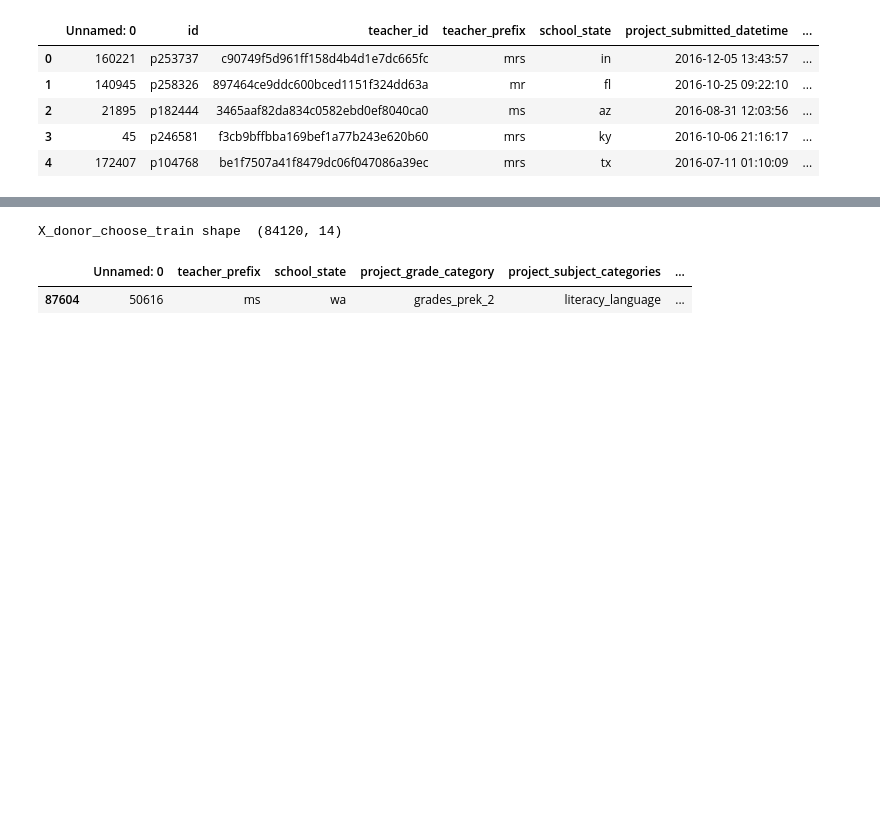
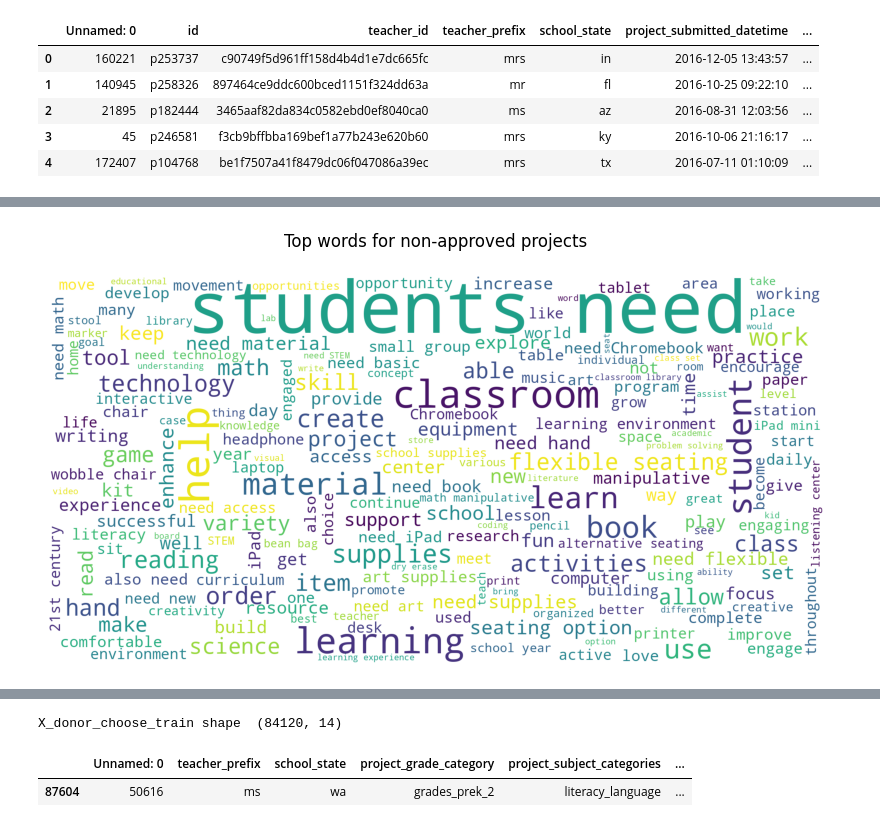
Before and after one commit to arutraj/ML_Basics, a Jupyter notebook: Rajavel_Sethupathi_DonorsChoose.ipynb, the cells around one changed output, grey strips where cells are left out. Drawn from its saved outputs; the diff is of its cells as text; code cells hidden in the pictures; blank space fills up the shorter version.

```diff
--- a/Rajavel_Sethupathi_DonorsChoose.ipynb
+++ b/Rajavel_Sethupathi_DonorsChoose.ipynb
@@ -516,0 +522,11 @@ plt.show()
+# %%
+word_cloud_for_project_resource_summary = ' '.join(train_data_merged.loc[train_data_merged['project_is_approved'] == 0, 'project_resource_summary'].values)
+wordcloud = WordCloud(max_font_size=None, stopwords=stopwords, background_color='white',
+                      width=2000, height=1000).generate(word_cloud_for_project_resource_summary)
+plt.figure(figsize=(10, 6))
+plt.imshow(wordcloud)
+plt.title('Top words for non-approved projects'+'\n')
+plt.axis("off")
+plt.show()
+# %% [output]
+[figure, added]
```
Also changed, not shown: parts of 17 cells of this notebook.
